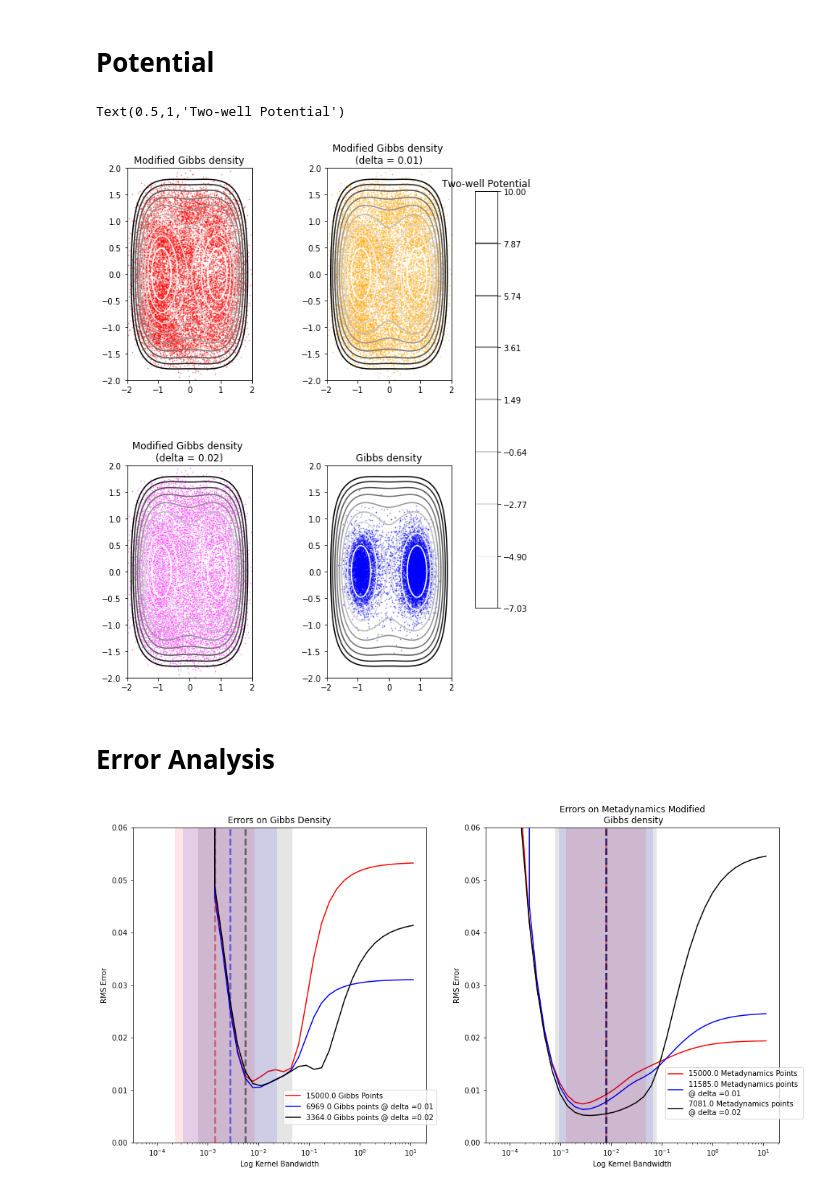
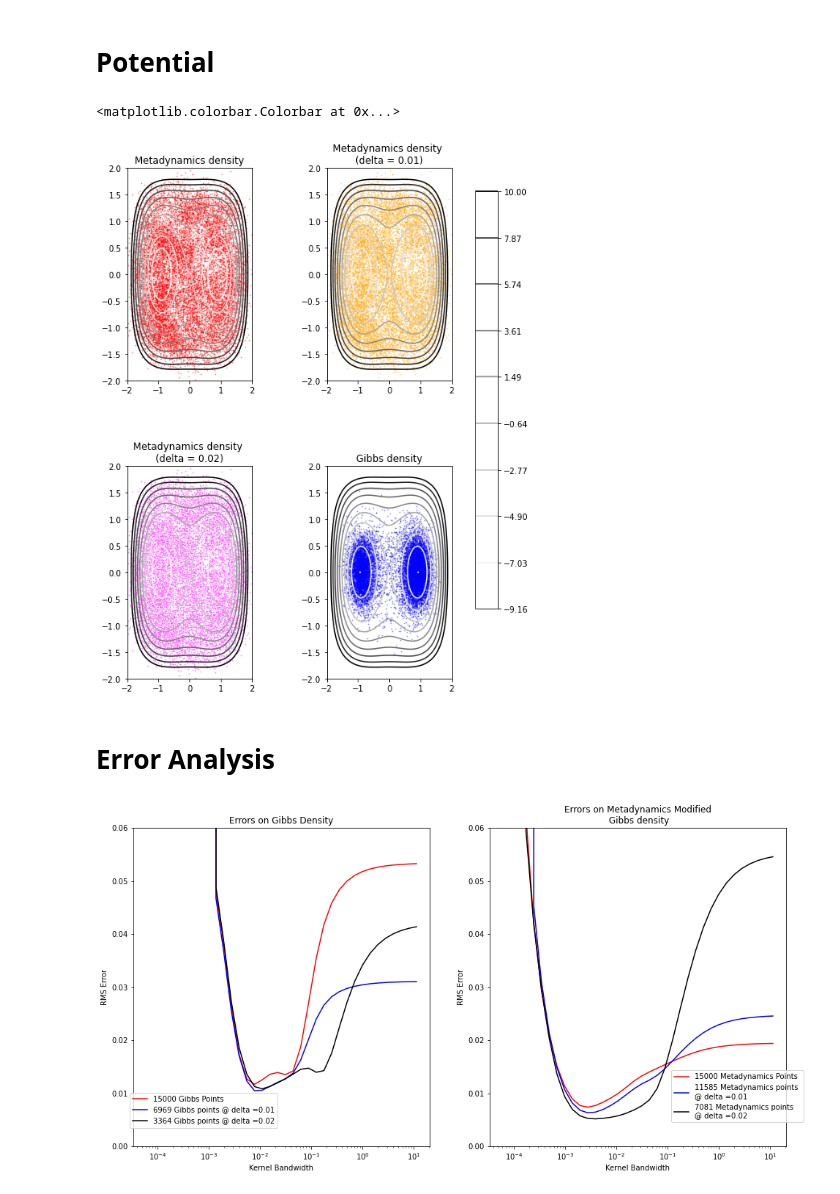
Before and after one commit to ShashankSule/TMDmaps, a Jupyter notebook: Twowell/Error_analysis_twowell.ipynb, the cells around one changed output. Saved outputs shown, nothing was run; the diff lists cells and outputs as text; code cells hidden in the pictures.

Commit message:
some changes to plotting

```diff
--- a/Twowell/Error_analysis_twowell.ipynb
+++ b/Twowell/Error_analysis_twowell.ipynb
@@ -60,13 +60,13 @@ grid_min = np.min(potential_grid)
 contour_levels = np.linspace(grid_min, 10, 10)
 im = ax1.contour(xx, yy, potential_grid, cmap = 'Greys', levels=contour_levels)
 ax1.scatter(metad_data[0,:], metad_data[1,:], c = 'red', alpha = 0.4, s=0.5)
-ax1.set(title = "Modified Gibbs density", xlim = (xmin,xmax),ylim = (ymin, ymax))
+ax1.set(title = "Metadynamics density", xlim = (xmin,xmax),ylim = (ymin, ymax))
 ax2.contour(xx, yy, potential_grid, cmap = 'Greys', levels=contour_levels)
 ax2.scatter(metad_data[0,net_1], metad_data[1,net_1], c = 'orange', alpha = 0.4, s=0.5)
-ax2.set(title = "Modified Gibbs density \n(delta = 0.01)", xlim = (xmin,xmax),ylim = (ymin, ymax))
+ax2.set(title = "Metadynamics density \n(delta = 0.01)", xlim = (xmin,xmax),ylim = (ymin, ymax))
 ax3.contour(xx, yy, potential_grid, cmap = 'Greys', levels=contour_levels)
 ax3.scatter(metad_data[0,net_2], metad_data[1,net_2], c = 'magenta', alpha = 0.4, s=0.5)
-ax3.set(title = "Modified Gibbs density \n(delta = 0.02)", xlim = (xmin,xmax),ylim = (ymin, ymax))
+ax3.set(title = "Metadynamics density \n(delta = 0.02)", xlim = (xmin,xmax),ylim = (ymin, ymax))
 ax4.contour(xx, yy, potential_grid, cmap = 'Greys', levels=contour_levels)
 ax4.scatter(gibbs_data[0,:], gibbs_data[1,:], c = 'blue', alpha = 0.4, s=0.5)
 ax4.set(title = "Gibbs density", xlim = (xmin,xmax),ylim = (ymin, ymax))
@@ -80,11 +80,11 @@ plt.subplots_adjust(left=0.1,
 fig.subplots_adjust(right=0.8)
 cbar_ax = fig.add_axes([0.85, 0.25, 0.05, 0.9])
 fig.colorbar(im, cax=cbar_ax)
-plt.savefig("twowell_sampling.png")
-plt.title("Two-well Potential")
+# plt.savefig("twowell_sampling.png")
+# plt.title("Two-well Potential")
 # %% [output]
-Text(0.5,1,'Two-well Potential')
+<matplotlib.colorbar.Colorbar at 0x...>
-[figure, old version]
+[figure, new version]
 # %% [markdown]
 # Error Analysis
 # %%
@@ -126,56 +126,56 @@ for i in range(3):
              # marker = 'o',
              color = color,
              # lw = 2.5,
-             label = str(N_gibbs[1,i,-1,-1]) + " Gibbs Points")
-    ax2.axvline(x = eps_vals[np.argmax(k_gibbs[:,i,-1,-1])], linestyle = '--', lw = 2.5, alpha = 0.5, color = color)
+             label = str(round(N_gibbs[1,i,-1,-1])) + " Gibbs Points")
+    # ax2.axvline(x = eps_vals[np.argmax(k_gibbs[:,i,-1,-1])], linestyle = '--', lw = 2.5, alpha = 0.5, color = color)
     k = k_gibbs[:,i,-1,-1]
     n = len(k[(k/max(k)) >= 0.9])
-    ax2.axvline(x = eps_vals[np.argmax(k_gibbs[:,i,-1,-1])], lw = n*10, color = color, alpha=0.1)
+    # ax2.axvline(x = eps_vals[np.argmax(k_gibbs[:,i,-1,-1])], lw = n*10, color = color, alpha=0.1)
   else:
     color = next(colors_FEM)
     ax2.plot(eps_vals[1:], err_FEM_TMD[1:, i,-1,-1],
              # marker = 'o',
              color = color,
              # lw = 2.5,
-             label = str(N_gibbs[1,i,-1,-1]) + " Gibbs points @ delta =" + str(round(delta_vals[i],2)))
-    ax2.axvline(x = eps_vals[np.argmax(k_gibbs[:,i,-1,-1])], linestyle = '--', lw = 2.5, alpha = 0.5, color = color)
+             label = str(round(N_gibbs[1,i,-1,-1])) + " Gibbs points @ delta =" + str(round(delta_vals[i],2)))
+    # ax2.axvline(x = eps_vals[np.argmax(k_gibbs[:,i,-1,-1])], linestyle = '--', lw = 2.5, alpha = 0.5, color = color)
     k = k_gibbs[:,i,-1,-1]
     n = len(k[(k/max(k)) >= 0.9])
-    ax2.axvline(x = eps_vals[np.argmax(k_gibbs[:,i,-1,-1])], lw = n*10, color = color, alpha=0.1)
+    # ax2.axvline(x = eps_vals[np.argmax(k_gibbs[:,i,-1,-1])], lw = n*10, color = color, alpha=0.1)
 ax2.legend(bbox_to_anchor=(0.50, 0.18))
-ax2.set(ylim = (0.0,0.06), title = "Errors on Gibbs Density", ylabel = "RMS Error", xlabel = "Log Kernel Bandwidth");
+ax2.set(ylim = (0.0,0.06), title = "Errors on Gibbs Density", ylabel = "RMS Error", xlabel = "Kernel Bandwidth");
 
 # plot dependence on delta net for metadynamics data
 # colors_FEM = iter(plt.cm.jet(np.linspace(0,1,num_delta)))
 colors_FEM = iter(["Red", "Blue", "Black"])
 ax3.set(xscale = "log")
 for i in range(3):
   if i == 0:
     color = next(colors_FEM)
     ax3.plot(eps_vals[1:], err_metad_long_FEM_TMD[1:, i,-1,-1],
              # marker = 'o',
              color = color,
              # lw = 2.5,
-             label = str(N_metad[1,i,-1,-1]) + " Metadynamics Points")
-    ax3.axvline(x = eps_vals[np.argmax(k_metad[:,0,-1,-1])], linestyle = '-.', lw = 2.5, alpha=0.5, color = color)
+             label = str(round(N_metad[1,i,-1,-1])) + " Metadynamics Points")
+    # ax3.axvline(x = eps_vals[np.argmax(k_metad[:,0,-1,-1])], linestyle = '-.', lw = 2.5, alpha=0.5, color = color)
     k = k_metad[:,i,-1,-1]
     n = len(k[(k/max(k)) >= 0.9])
-    ax3.axvline(x = eps_vals[np.argmax(k_metad[:,i,-1,-1])], lw = n*10, color = color, alpha=0.1)
+    # ax3.axvline(x = eps_vals[np.argmax(k_metad[:,i,-1,-1])], lw = n*10, color = color, alpha=0.1)
   else:
     color = next(colors_FEM)
     ax3.plot(eps_vals[1:], err_metad_long_FEM_TMD[1:, i,-1,-1],
              # marker = 'o',
              color = color,
              # lw = 2.5,
-             label = str(N_metad[1,i,-1,-1]) + " Metadynamics points \n@ delta =" + str(round(delta_vals[i],2)))
-    ax3.axvline(x = eps_vals[np.argmax(k_metad[:,i,-1,-1])], linestyle = '--', alpha = 0.5, lw = 2.5, color = color)
+             label = str(round(N_metad[1,i,-1,-1])) + " Metadynamics points \n@ delta =" + str(round(delta_vals[i],2)))
+    # ax3.axvline(x = eps_vals[np.argmax(k_metad[:,i,-1,-1])], linestyle = '--', alpha = 0.5, lw = 2.5, color = color)
     k = k_metad[:,i,-1,-1]
     n = len(k[(k/max(k)) >= 0.9])
-    ax3.axvline(x = eps_vals[np.argmax(k_metad[:,i,-1,-1])], lw = n*10, color = color, alpha=0.1)
+    # ax3.axvline(x = eps_vals[np.argmax(k_metad[:,i,-1,-1])], lw = n*10, color = color, alpha=0.1)
 ax3.legend(bbox_to_anchor=(0.60, 0.25))
-ax3.set(ylim = (0.0,0.06), title = "Errors on Metadynamics Modified\n Gibbs density", ylabel = "RMS Error", xlabel = "Log Kernel Bandwidth");
+ax3.set(ylim = (0.0,0.06), title = "Errors on Metadynamics Modified\n Gibbs density", ylabel = "RMS Error", xlabel = "Kernel Bandwidth");
 # %% [output]
-[figure, old version]
+[figure, new version]
 # %%
 # # plot dependence on delta net for gibbs data
 # colors_FEM = iter(plt.cm.viridis(np.linspace(0,1,num_delta)))
```
Also changed, not shown: parts of 2 cells of this notebook, 5 other files.
